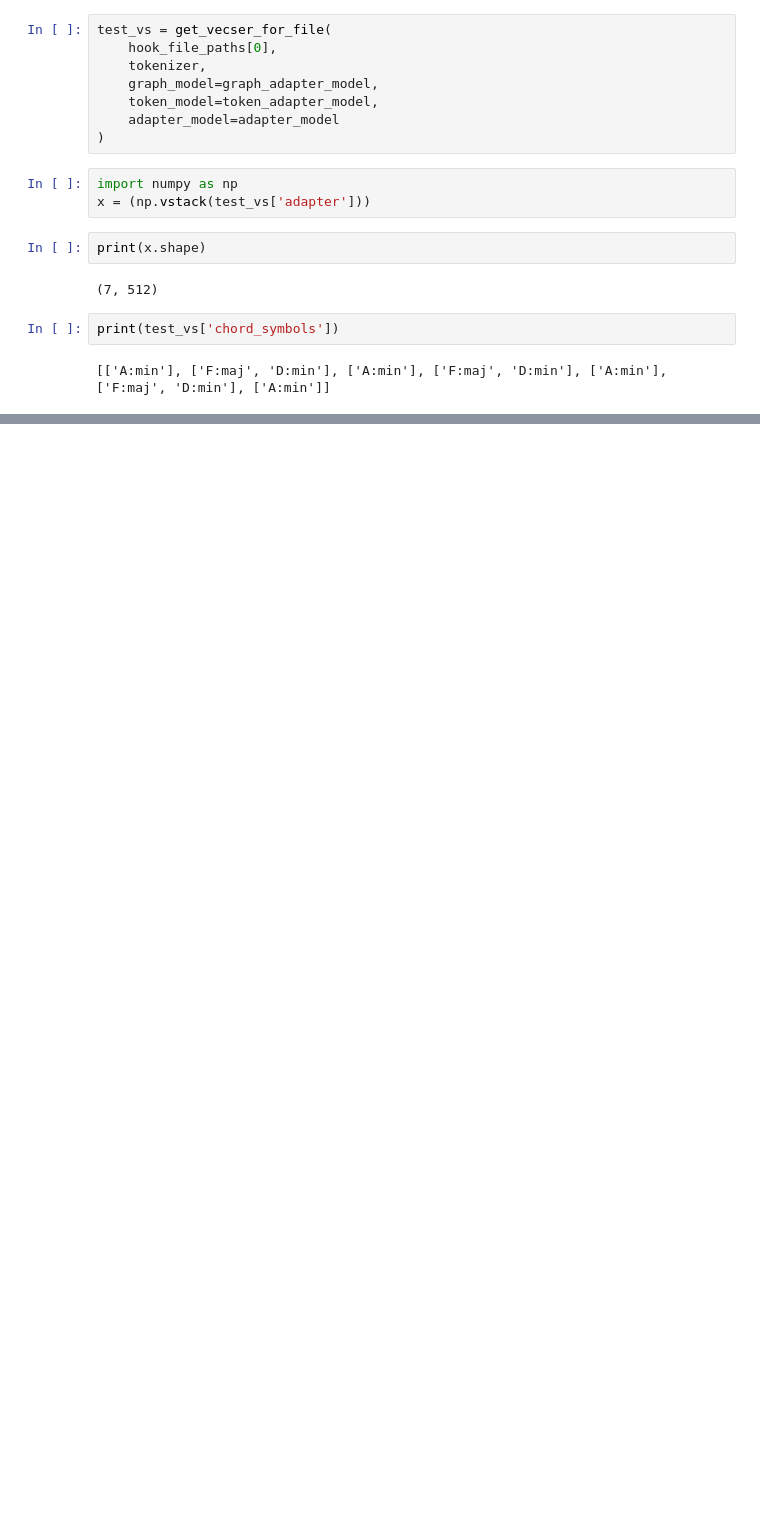
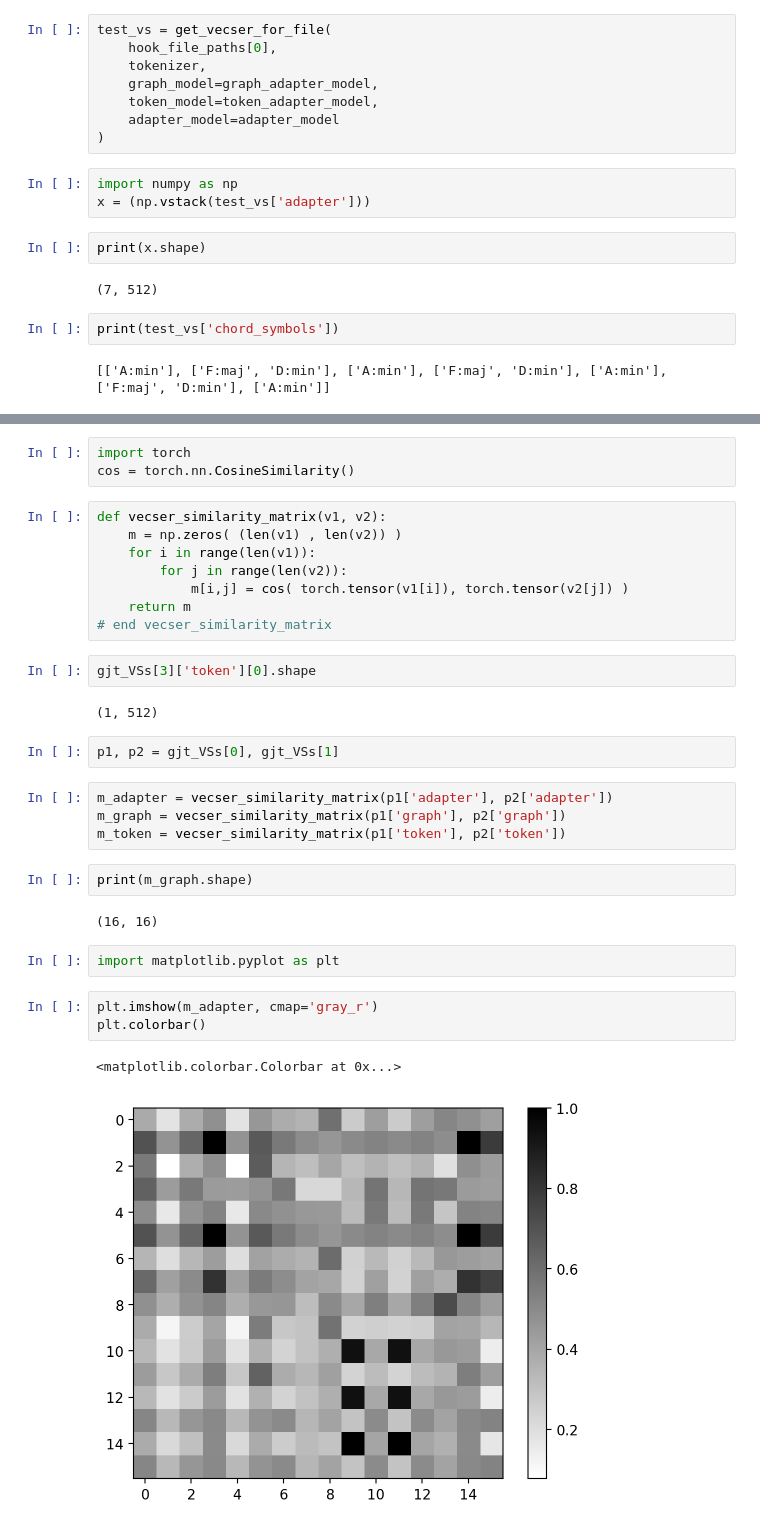
Before and after one commit to maximoskp/GraphMelHarm, a Jupyter notebook: test_VecSer_DB.ipynb, the cells around one changed output, grey strips where cells are left out. Cells and saved outputs as stored; diff of their text form; blank space fills up the shorter version.

```diff
--- a/test_VecSer_DB.ipynb
+++ b/test_VecSer_DB.ipynb
@@ -79,0 +109,33 @@ print(test_vs['chord_symbols'])
+# %%
+import torch
+cos = torch.nn.CosineSimilarity()
+# %%
+def vecser_similarity_matrix(v1, v2):
+    m = np.zeros( (len(v1) , len(v2)) )
+    for i in range(len(v1)):
+        for j in range(len(v2)):
+            m[i,j] = cos( torch.tensor(v1[i]), torch.tensor(v2[j]) )
+    return m
+# end vecser_similarity_matrix
+# %%
+gjt_VSs[3]['token'][0].shape
+# %% [output]
+(1, 512)
+# %%
+p1, p2 = gjt_VSs[0], gjt_VSs[1]
+# %%
+m_adapter = vecser_similarity_matrix(p1['adapter'], p2['adapter'])
+m_graph = vecser_similarity_matrix(p1['graph'], p2['graph'])
+m_token = vecser_similarity_matrix(p1['token'], p2['token'])
+# %%
+print(m_graph.shape)
+# %% [output]
+(16, 16)
+# %%
+import matplotlib.pyplot as plt
+# %%
+plt.imshow(m_adapter, cmap='gray_r')
+plt.colorbar()
+# %% [output]
+<matplotlib.colorbar.Colorbar at 0x...>
+[figure, added]
```
Also changed, not shown: parts of 16 cells of this notebook, 2 other files.
